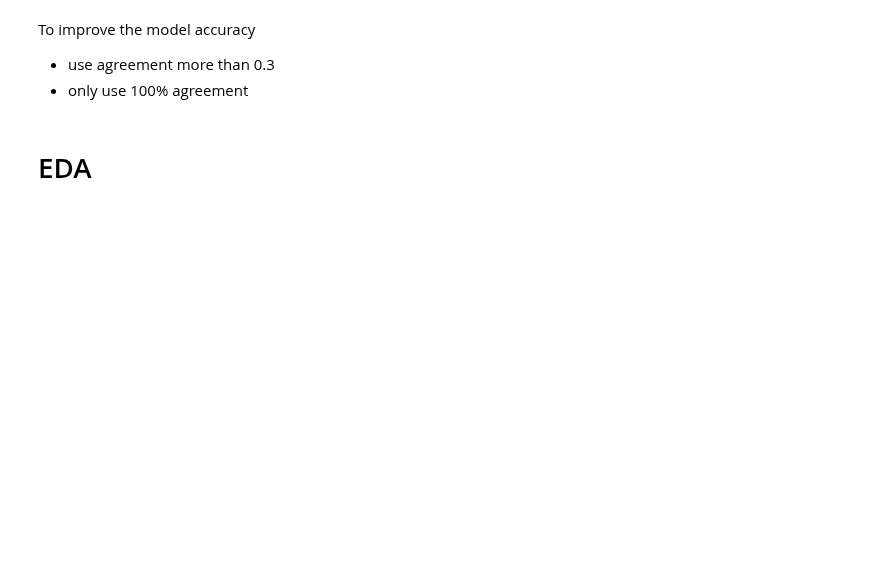
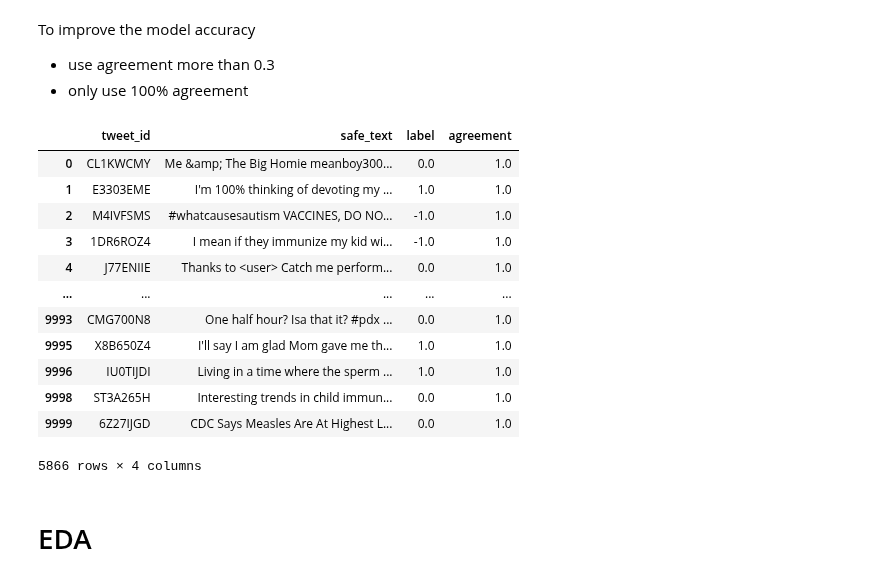
Before and after one commit to monicafar147/To-vaccinate-or-not-, a Jupyter notebook: main.ipynb, the cells around one changed output. Saved outputs shown, nothing was run; the diff lists cells and outputs as text; code cells hidden in the pictures; blank space fills up the shorter version.

```diff
--- a/main.ipynb
+++ b/main.ipynb
@@ -150,3 +155,19 @@ To improve the model accuracy
+# %%
+data
+# %% [output]
+|  | tweet_id | safe_text | label | agreement |
+| 0 | CL1KWCMY | Me &amp; The Big Homie meanboy300... | 0.0 | 1.0 |
+| 1 | E3303EME | I'm 100% thinking of devoting my ... | 1.0 | 1.0 |
+| 2 | M4IVFSMS | #whatcausesautism VACCINES, DO NO... | -1.0 | 1.0 |
+| 3 | 1DR6ROZ4 | I mean if they immunize my kid wi... | -1.0 | 1.0 |
+| 4 | J77ENIIE | Thanks to <user> Catch me perform... | 0.0 | 1.0 |
+| ... | ... | ... | ... | ... |
+| 9993 | CMG700N8 | One half hour? Isa that it? #pdx ... | 0.0 | 1.0 |
+| 9995 | X8B650Z4 | I'll say I am glad Mom gave me th... | 1.0 | 1.0 |
+| 9996 | IU0TIJDI | Living in a time where the sperm ... | 1.0 | 1.0 |
+| 9998 | ST3A265H | Interesting trends in child immun... | 0.0 | 1.0 |
+| 9999 | 6Z27IJGD | CDC Says Measles Are At Highest L... | 0.0 | 1.0 |
+5866 rows × 4 columns
 # %% [markdown]
 # EDA
 # %%
```
Also changed, not shown: parts of 6 cells of this notebook.
